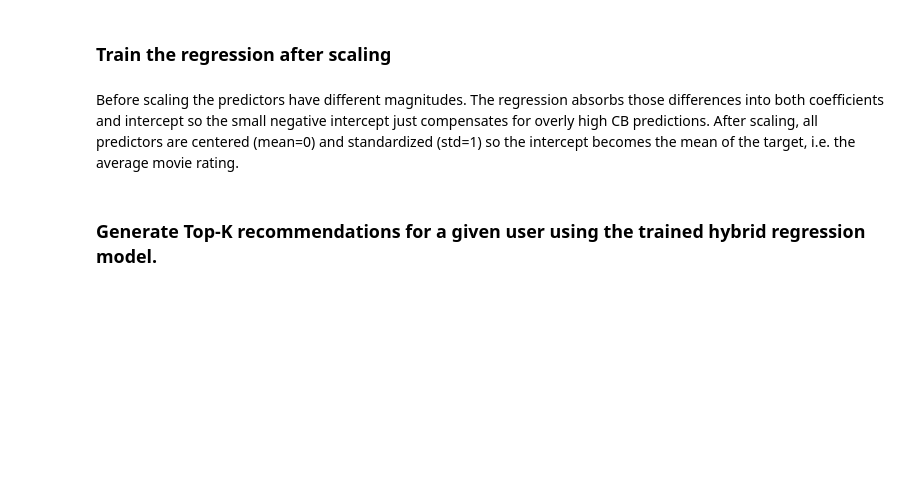
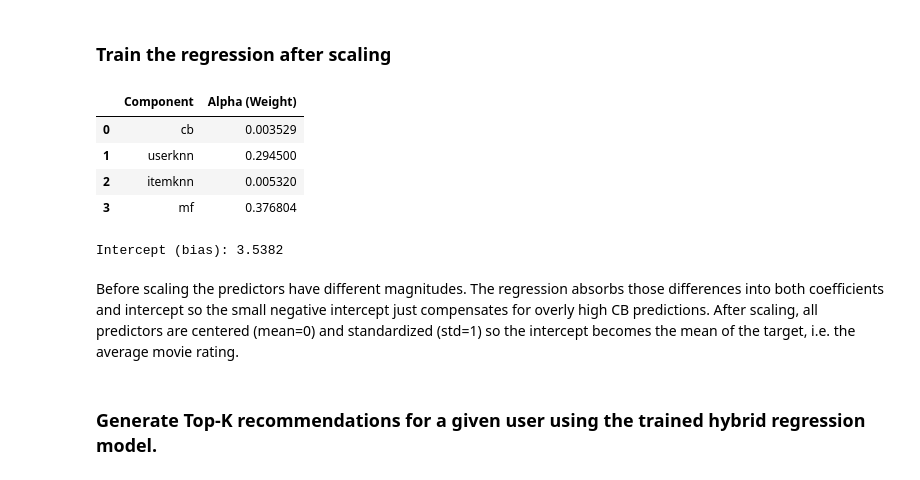
Before and after one commit to kantana8864/Recommender-Systems-Project, a Jupyter notebook: Project-RecSys.ipynb, the cells around one changed output. Drawn from its saved outputs; the diff is of its cells as text; code cells hidden in the pictures; blank space fills up the shorter version.

```diff
--- a/Project-RecSys.ipynb
+++ b/Project-RecSys.ipynb
@@ -2316,24 +2359,31 @@ hybrid_train[['cb','userknn','itemknn','mf','bpr']].describe().T
 # %%
 from sklearn.preprocessing import StandardScaler
 
 # Select only numeric prediction columns
-X = hybrid_train[['cb','userknn','itemknn','mf','bpr']]
+X = hybrid_train[['cb','userknn','itemknn','mf']]
 
 # Fit the scaler on training data
 scaler = StandardScaler()
 X_scaled = scaler.fit_transform(X)
 
 # Train regression on scaled features
 hybrid_reg_scaled = LinearRegression()
 hybrid_reg_scaled.fit(X_scaled, hybrid_train['true_rating'])
 
 # Show new coefficients
 coefficients_scaled = pd.DataFrame({
     'Component': X.columns,
     'Alpha (Weight)': hybrid_reg_scaled.coef_
 })
 display(coefficients_scaled)
 print(f"Intercept (bias): {hybrid_reg_scaled.intercept_:.4f}")
+# %% [output]
+|  | Component | Alpha (Weight) |
+| 0 | cb | 0.003529 |
+| 1 | userknn | 0.294500 |
+| 2 | itemknn | 0.005320 |
+| 3 | mf | 0.376804 |
+Intercept (bias): 3.5382
 # %% [markdown]
 Before scaling the predictors have different magnitudes. The regression absorbs those differences into both coefficients and intercept so the small negative intercept just compensates for overly high CB predictions. After scaling, all predictors are centered (mean=0) and standardized (std=1) so the intercept becomes the mean of the target, i.e. the average movie rating.
 # %% [markdown]
```
Also changed, not shown: parts of 11 cells of this notebook.
